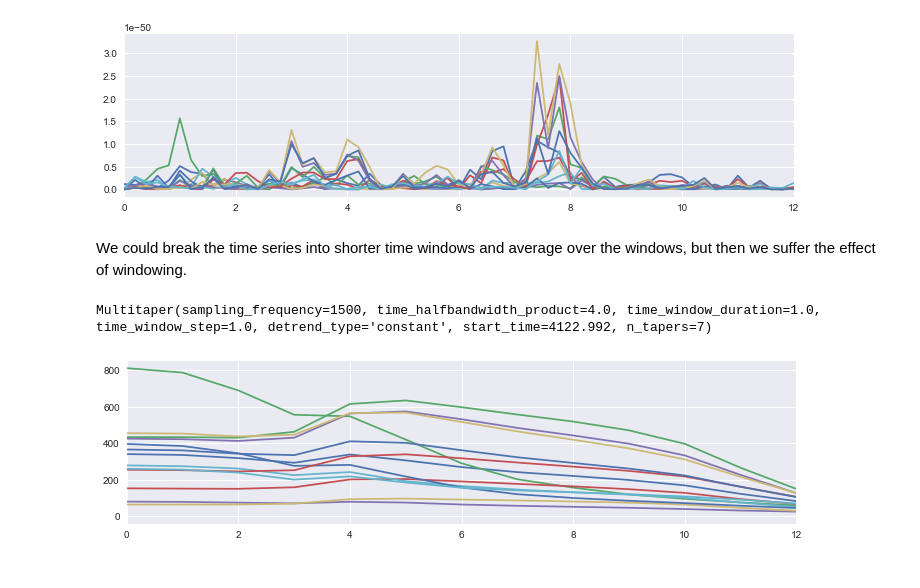
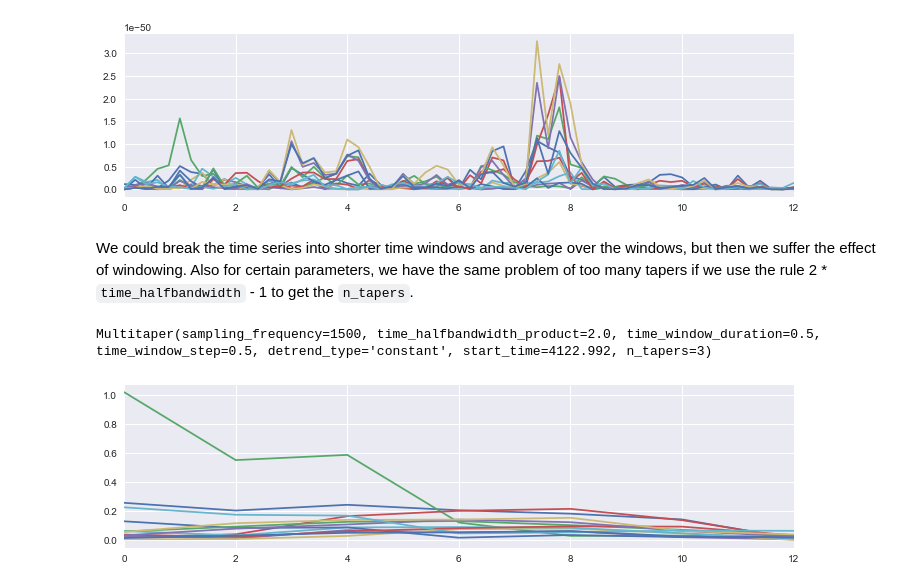
Before and after one commit to edeno/Jadhav-2016-Data-Analysis, a Jupyter notebook: notebooks/2017_06_21_Compute_Baseline_Over_Entire_Session.ipynb, the cells around one changed output. Saved outputs shown, nothing was run; the diff lists cells and outputs as text; code cells hidden in the pictures.

Commit message:
Consider using a sliding window even though this isn't the best option

```diff
--- a/notebooks/2017_06_21_Compute_Baseline_Over_Entire_Session.ipynb
+++ b/notebooks/2017_06_21_Compute_Baseline_Over_Entire_Session.ipynb
@@ -109,23 +109,30 @@ plt.xlim((0, 12));
 Multitaper(sampling_frequency=1500, time_halfbandwidth_product=4820.1066666666666, time_window_duration=1205.0273333333334, time_window_step=1205.0273333333334, detrend_type='constant', start_time=412 ...
 [figure]
 # %% [markdown]
-We could break the time series into shorter time windows and average over the windows, but then we suffer the effect of windowing.
+We could break the time series into shorter time windows and average over the windows, but then we suffer the effect of windowing. Also for certain parameters, we have the same problem of too many tapers if we use the rule 2 * `time_halfbandwidth` - 1 to get the `n_tapers`.
 # %%
-time_window_duration = 1.0 # seconds
+time_window_duration = 0.5 # seconds
 desired_half_bandwidth = parameters['time_halfbandwidth_product'] / parameters['time_window_duration']
 time_halfbandwidth_product = time_window_duration * desired_half_bandwidth
 
 
 plt.figure(figsize=(12, 3))
 m = Multitaper(
-        lfps.values.squeeze().T,
-        sampling_frequency=SAMPLING_FREQUENCY,
-        time_halfbandwidth_product=time_halfbandwidth_product,
-        time_window_duration=time_window_duration,
-        start_time=lfps.major_axis.min())
-c = Connectivity.from_multitaper(m)
+    lfps.values.squeeze().T,
+    sampling_frequency=parameters['sampling_frequency'],
+    time_halfbandwidth_product=time_halfbandwidth_product,
+    time_window_duration=time_window_duration,
+    n_tapers=3,
+    start_time=lfps.major_axis.min())
+
+
+c = Connectivity(
+    fourier_coefficients=np.mean(m.fft(), axis=0, keepdims=True),
+    frequencies=m.frequencies,
+    time=lfps.major_axis.min())
+
 plt.plot(c.frequencies, c.power()[..., (tetrode_info.area.isin(['CA1', 'iCA1'])).values].mean(axis=0))
 plt.xlim((0, 12));
 # %% [output]
-Multitaper(sampling_frequency=1500, time_halfbandwidth_product=4.0, time_window_duration=1.0, time_window_step=1.0, detrend_type='constant', start_time=4122.992, n_tapers=7)
+Multitaper(sampling_frequency=1500, time_halfbandwidth_product=2.0, time_window_duration=0.5, time_window_step=0.5, detrend_type='constant', start_time=4122.992, n_tapers=3)
-[figure, old version]
+[figure, new version]
```
